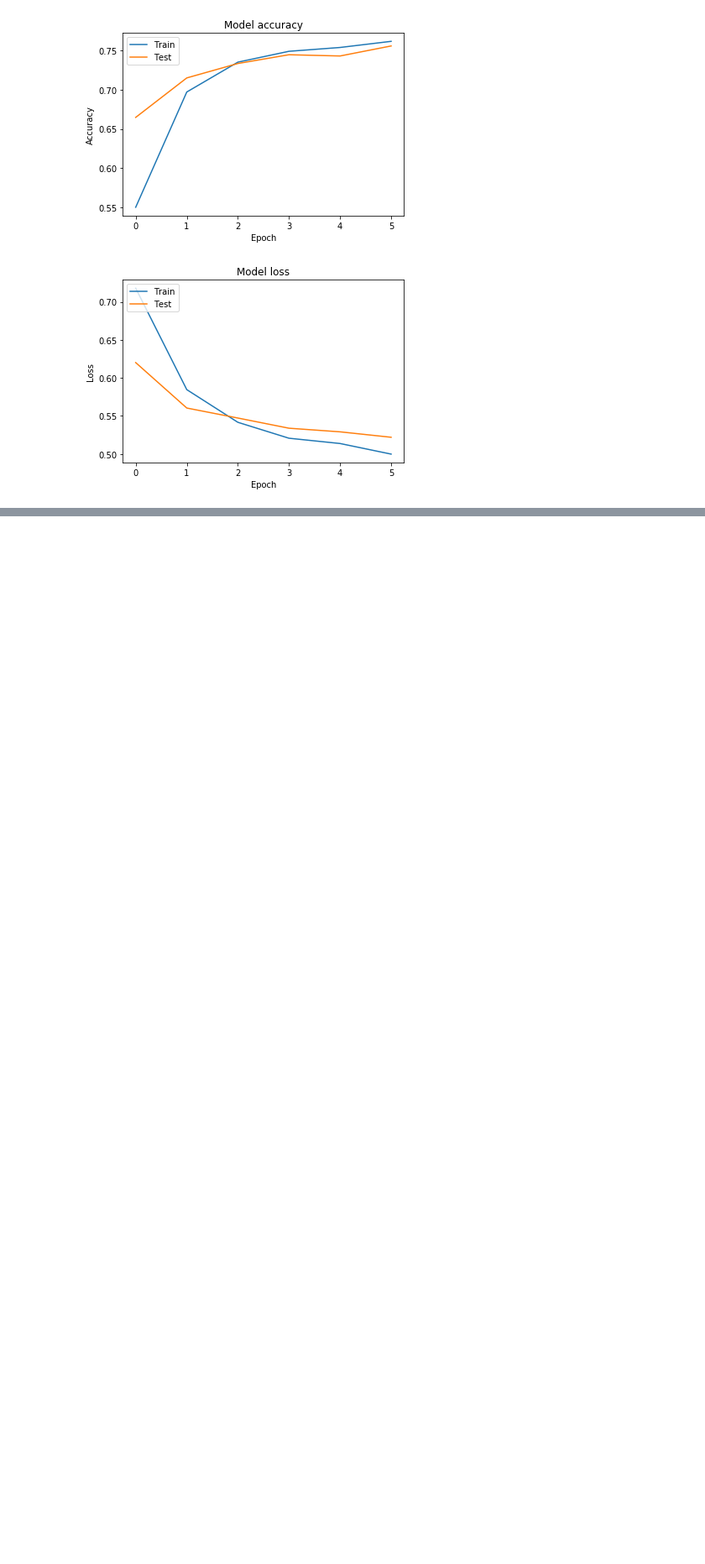
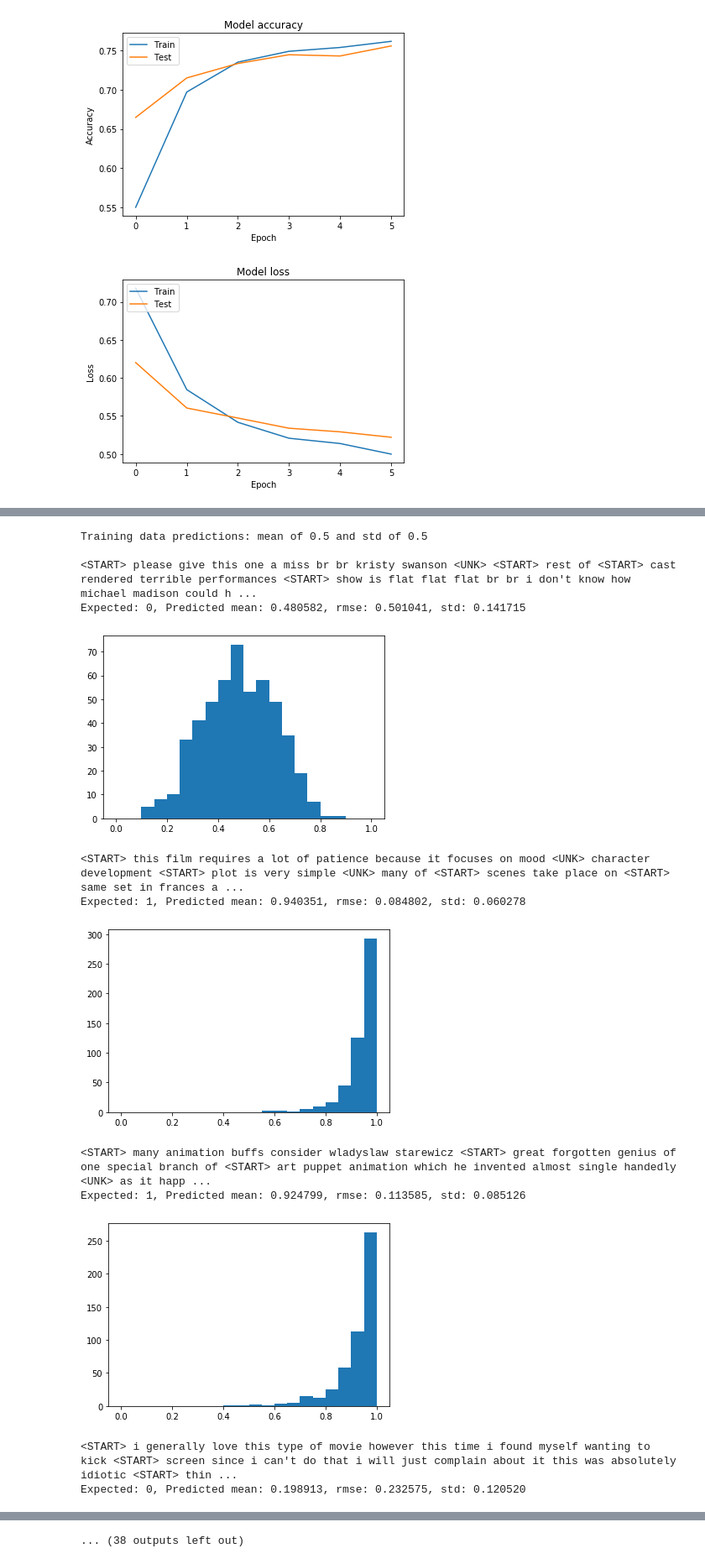
Before and after one commit to tom-schoener/ml-probability, a Jupyter notebook: tfp_word_embeddings/bnn/mc_dropout.ipynb, the cells around one changed output, grey strips where cells are left out. Shown: that part at 84% size. Drawn from its saved outputs; the diff is of its cells as text; code cells hidden in the pictures; blank space fills up the shorter version.

```diff
--- a/tfp_word_embeddings/bnn/mc_dropout.ipynb
+++ b/tfp_word_embeddings/bnn/mc_dropout.ipynb
@@ -60,7 +57,7 @@ model_save_file = "./models/mc_dropout.h5"
 # number of data points
 N = x_train.shape[0]
 
-# hidden layers where each element denotes the nummer of neurons
+# hidden layers where each element denotes the number of neurons
 n_hidden = [128, 128]
 
 # batch size for training
@@ -82,7 +79,7 @@ tau = 1.0
 reg = lengthscale**2 * (1 - dropout) / (2. * N * tau)
 
 # MCMC Samples
-T = 50
+T = 500
 # %% [markdown]
 # GloVe Word Embedding
 # %%
@@ -352,0 +212,75 @@ plt.hist(rmses)
+# %%
+mean_y_train = np.mean(y_train)
+std_y_train = np.std(y_train)
+
+print("Training data predictions: mean of %s and std of %s\n" % (mean_y_train, std_y_train))
+
+def calc_rmse(y1, y2):
+    return tf.sqrt(tf.reduce_mean(tf.square(tf.subtract(y1, y2))))
+
+def calc_log_likelihood(y, Yt_hat):
+    return (tf.reduce_logsumexp(-0.5 * tau * (y - Yt_hat)**2., 0)
+            - np.log(T)
+            - 0.5 * np.log(2 * np.pi)
+            - 0.5 * np.log(tau)) # paper states -0.5 as correct. Implementation states +0.5
+
+def reduce_rmse(X_test, y_test, mc_samples=1):
+    """
+    MC dropout: Equivalent to performing T sochastic forward passes through the network and averaging the results.
+    """
+    Y_samples = np.array([model.predict(X_test, batch_size=500, verbose=0) for _ in range(mc_samples)])
+    mc_pred = np.mean(Y_samples * std_y_train + mean_y_train, 0)
+    return (calc_rmse(y_test, mc_pred), Y_samples)
+
+
+# predict(x_test_padded, y_test)
+# (0.5039183, 0.49860904, -1.0451484)
+
+def predict(X_test, y_test):
+    """
+        Function for making predictions with the Bayesian neural network.
+        @param X_test   The tensor of features for the test data
+        @param y_test   The tensor of labels for the test data
+    """
+
+    X_test = np.array(X_test, ndmin = 2)
+    y_test = np.array(y_test, ndmin = 2, dtype="f").T
+
+    # predictive mean and variance for the target variables of the test data
+    rmse_standard_pred = reduce_rmse(X_test, y_test)[0]
+    rmse, Y_samples = reduce_rmse(X_test, y_test, mc_samples=T)
+    Yt_hat = Y_samples * std_y_train + mean_y_train
+
+    log_likelihood = calc_log_likelihood(y_test, Yt_hat)
+    mean_log_likelihood = np.mean(log_likelihood)
+
+    return rmse_standard_pred, rmse, Y_samples, (mean_log_likelihood, log_likelihood)
+
+test_size = 25
+rmse_standard_pred, rmse, Y_samples, (mean_log_likelihood, log_likelihood) = predict(x_test_padded[:test_size], y_test[:test_size])
+for i in range(test_size):
+    samples = Y_samples[:, i]
+    sentence = word_index.vec2sentence(x_test[i])
+    expected = y_test[i]
+    pred_mean = np.mean(samples, 0)
+    rmse = calc_rmse(samples, expected)
+    std = np.std(samples)
+
+    print("%s\nExpected: %i, Predicted mean: %f, rmse: %f, std: %f" % (sentence, expected, pred_mean, rmse, std))
+    plt.hist(samples, bins=20, range=(0,1))
+    plt.show()
+    print("\n\n")
+# %% [output]
+Training data predictions: mean of 0.5 and std of 0.5
+
+<START> please give this one a miss br br kristy swanson <UNK> <START> rest of <START> cast rendered terrible performances <START> show is flat flat flat br br i don't know how michael madison could h ...
+Expected: 0, Predicted mean: 0.480582, rmse: 0.501041, std: 0.141715
+[figure, added]
+<START> this film requires a lot of patience because it focuses on mood <UNK> character development <START> plot is very simple <UNK> many of <START> scenes take place on <START> same set in frances a ...
+Expected: 1, Predicted mean: 0.940351, rmse: 0.084802, std: 0.060278
+[figure, added]
+<START> many animation buffs consider wladyslaw starewicz <START> great forgotten genius of one special branch of <START> art puppet animation which he invented almost single handedly <UNK> as it happ ...
+Expected: 1, Predicted mean: 0.924799, rmse: 0.113585, std: 0.085126
+[figure, added]
+<START> i generally love this type of movie however this time i found myself wanting to kick <START> screen since i can't do that i will just complain about it this was absolutely idiotic <START> thin ...
+Expected: 0, Predicted mean: 0.198913, rmse: 0.232575, std: 0.120520
@@ -352,0 +294 @@ plt.hist(rmses)
+... (38 outputs left out)
```
Also changed, not shown: parts of 7 cells of this notebook, 4 other files.
